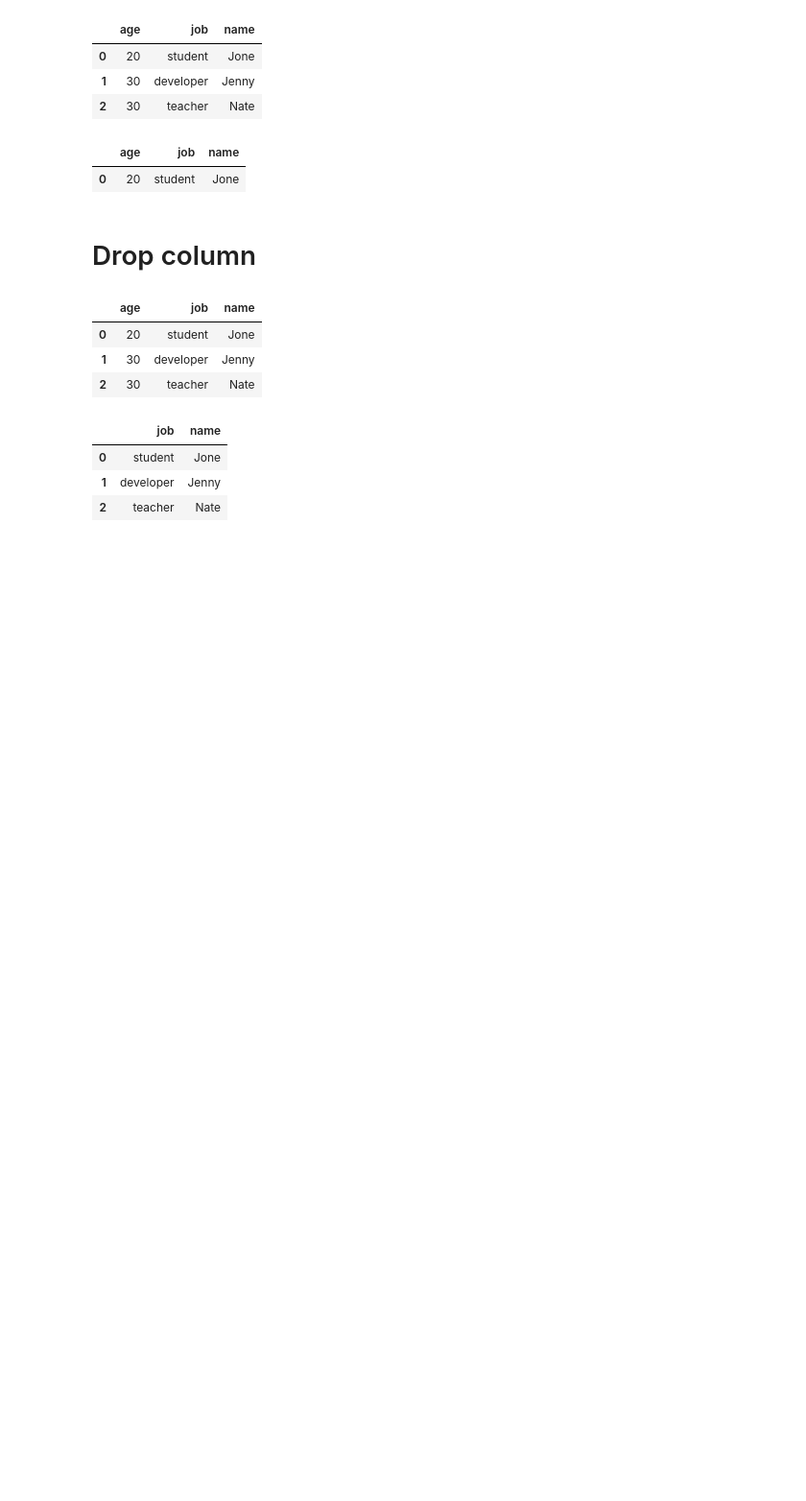
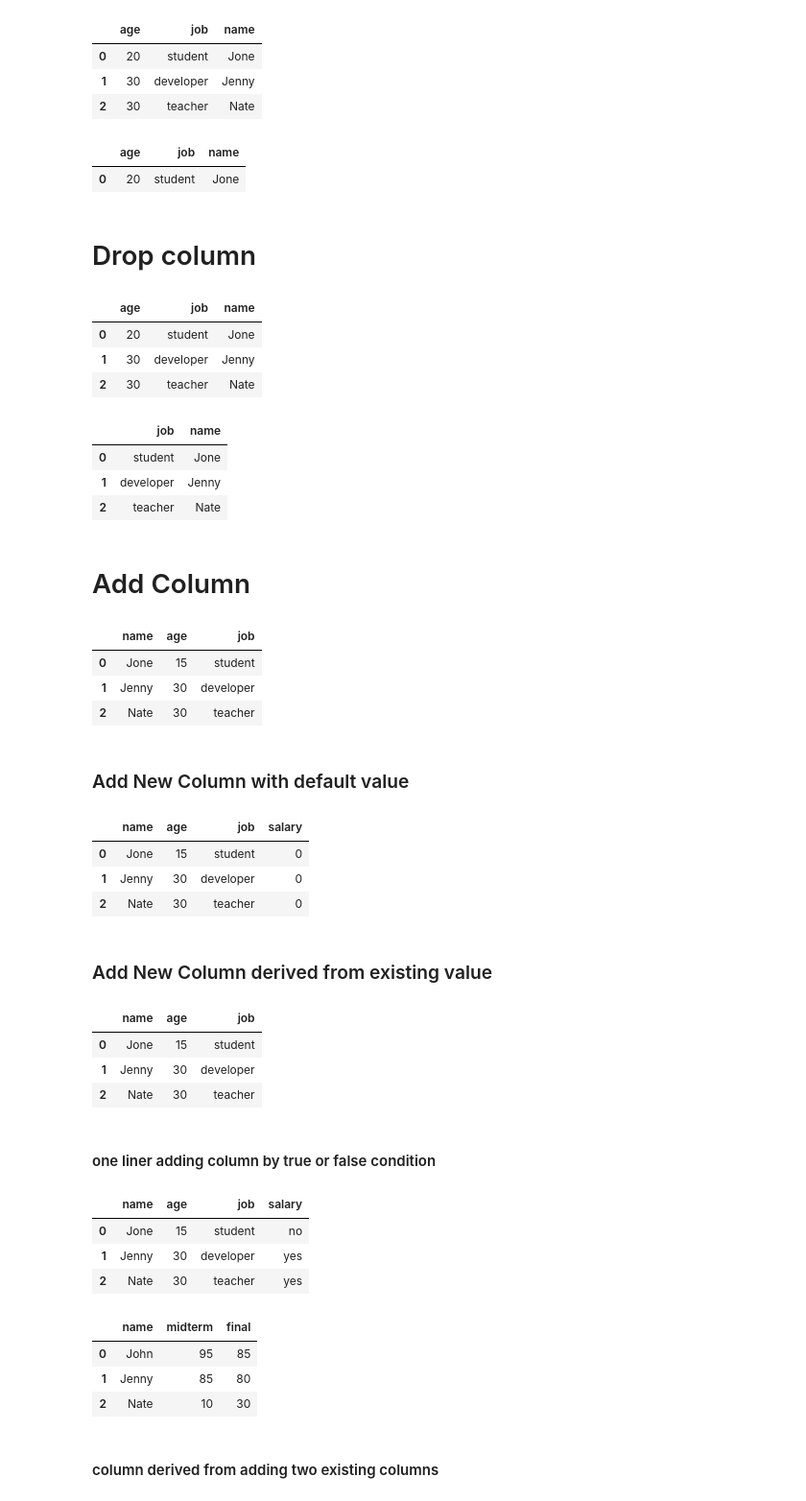
Before and after one commit to minsuk-heo/pandas, a Jupyter notebook: Pandas_Cheatsheet.ipynb, the cells around one changed output. Shown: that part at 96% size. Cells and saved outputs as stored; diff of their text form; code cells hidden in the pictures; blank space fills up the shorter version.

```diff
--- a/Pandas_Cheatsheet.ipynb
+++ b/Pandas_Cheatsheet.ipynb
@@ -526,3 +530,42 @@ df
 | 0 | student | Jone |
 | 1 | developer | Jenny |
 | 2 | teacher | Nate |
+# %% [markdown]
+# Add Column
+# %%
+friend_dict_list = [{'name': 'Jone', 'age': 15, 'job': 'student'},
+         {'name': 'Jenny', 'age': 30, 'job': 'developer'},
+         {'name': 'Nate', 'age': 30, 'job': 'teacher'}]
+df = pd.DataFrame(friend_dict_list, columns = ['name', 'age', 'job'])
+df
+# %% [output]
+|  | name | age | job |
+| 0 | Jone | 15 | student |
+| 1 | Jenny | 30 | developer |
+| 2 | Nate | 30 | teacher |
+# %% [markdown]
+### Add New Column with default value
+# %%
+df['salary'] = 0
+# %%
+df
+# %% [output]
+|  | name | age | job | salary |
+| 0 | Jone | 15 | student | 0 |
+| 1 | Jenny | 30 | developer | 0 |
+| 2 | Nate | 30 | teacher | 0 |
+# %% [markdown]
+### Add New Column derived from existing value
+# %%
+friend_dict_list = [{'name': 'Jone', 'age': 15, 'job': 'student'},
+         {'name': 'Jenny', 'age': 30, 'job': 'developer'},
+         {'name': 'Nate', 'age': 30, 'job': 'teacher'}]
+df = pd.DataFrame(friend_dict_list, columns = ['name', 'age', 'job'])
+df
+# %% [output]
+|  | name | age | job |
+| 0 | Jone | 15 | student |
+| 1 | Jenny | 30 | developer |
+| 2 | Nate | 30 | teacher |
+# %% [markdown]
+#### one liner adding column by true or false condition
@@ -528,0 +575,20 @@ df
+# %%
+df
+# %% [output]
+|  | name | age | job | salary |
+| 0 | Jone | 15 | student | no |
+| 1 | Jenny | 30 | developer | yes |
+| 2 | Nate | 30 | teacher | yes |
+# %%
+friend_dict_list = [{'name': 'John', 'midterm': 95, 'final': 85},
+         {'name': 'Jenny', 'midterm': 85, 'final': 80},
+         {'name': 'Nate', 'midterm': 10, 'final': 30}]
+df = pd.DataFrame(friend_dict_list, columns = ['name', 'midterm', 'final'])
+df
+# %% [output]
+|  | name | midterm | final |
+| 0 | John | 95 | 85 |
+| 1 | Jenny | 85 | 80 |
+| 2 | Nate | 10 | 30 |
+# %% [markdown]
+#### column derived from adding two existing columns
```
Also changed, not shown: parts of 16 cells of this notebook.
